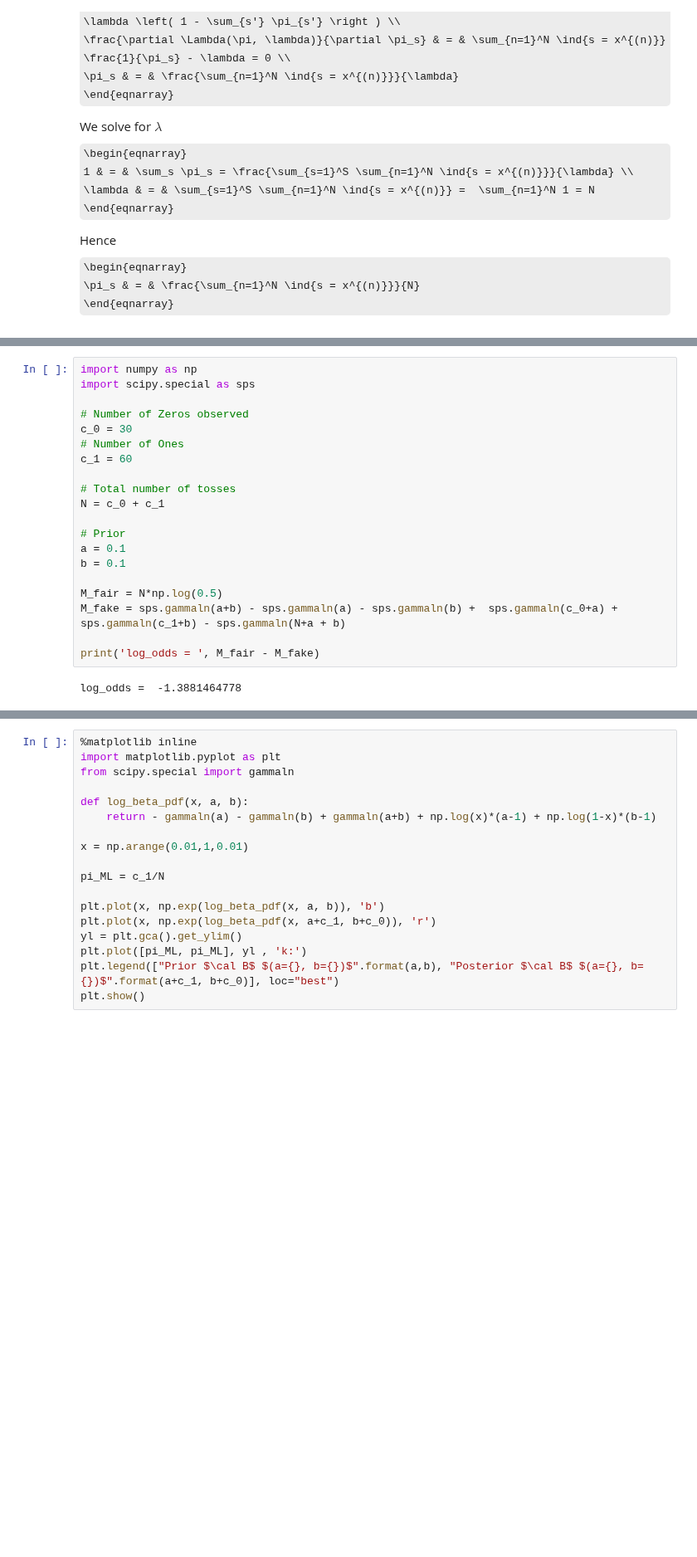
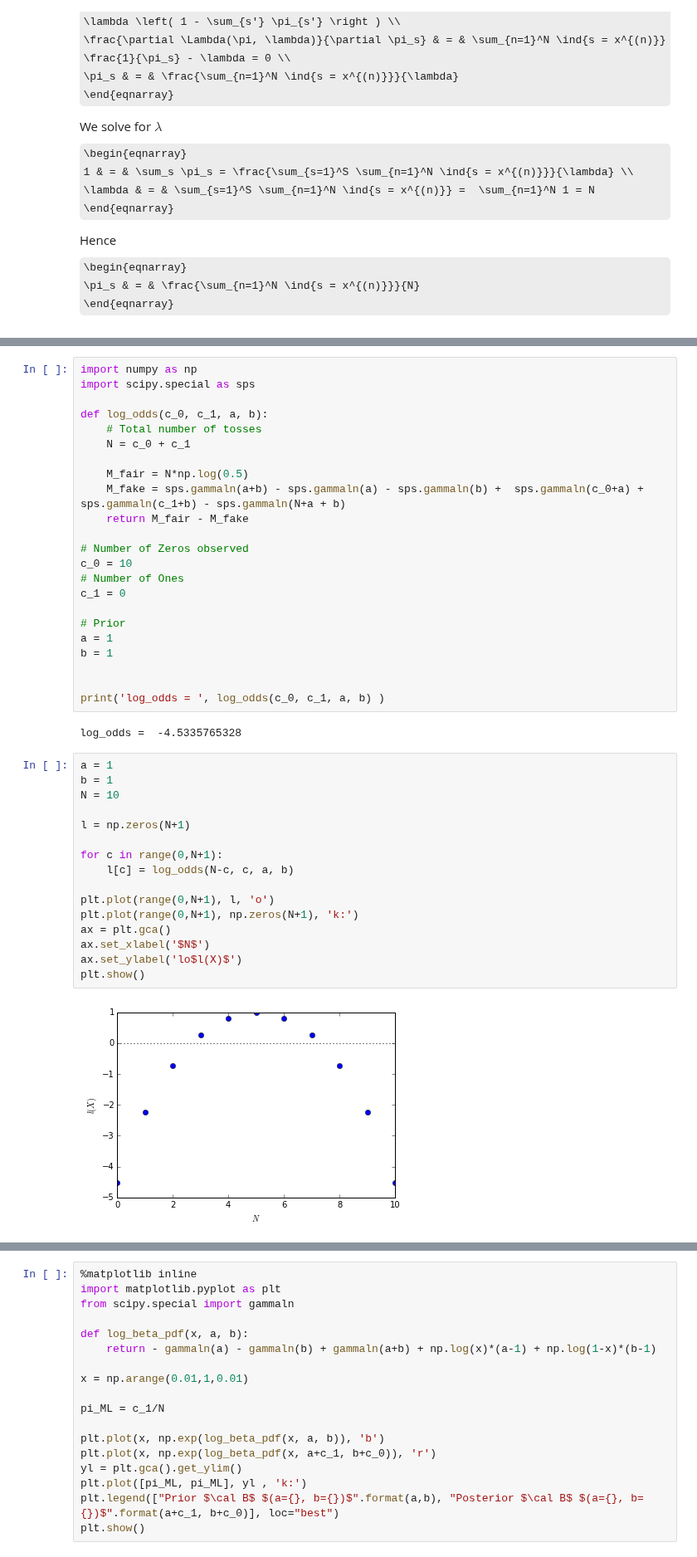
Before and after one commit to atcemgil/notes, a Jupyter notebook: ModelingExamples.ipynb, the cells around one changed output, grey strips where cells are left out. Shown at 83% size. Saved outputs shown, nothing was run; the diff lists cells and outputs as text; some formulas as TeX source; blank space fills up the shorter version.

```diff
--- a/ModelingExamples.ipynb
+++ b/ModelingExamples.ipynb
@@ -297,21 +299,42 @@ p(x^{(n)}| m) & = & \int d\pi_1 p(x^{(n)}| \pi_1) p(\pi_1; a, b) \\
 import numpy as np
 import scipy.special as sps
 
+def log_odds(c_0, c_1, a, b):
+    # Total number of tosses
+    N = c_0 + c_1
+
+    M_fair = N*np.log(0.5)
+    M_fake = sps.gammaln(a+b) - sps.gammaln(a) - sps.gammaln(b) +  sps.gammaln(c_0+a) + sps.gammaln(c_1+b) - sps.gammaln(N+a + b)
+    return M_fair - M_fake
+
 # Number of Zeros observed
-c_0 = 30
+c_0 = 10
 # Number of Ones
-c_1 = 60
-
-# Total number of tosses
-N = c_0 + c_1
+c_1 = 0
 
 # Prior
-a = 0.1
-b = 0.1
+a = 1
+b = 1
 
-M_fair = N*np.log(0.5)
-M_fake = sps.gammaln(a+b) - sps.gammaln(a) - sps.gammaln(b) +  sps.gammaln(c_0+a) + sps.gammaln(c_1+b) - sps.gammaln(N+a + b)
 
-print('log_odds = ', M_fair - M_fake)
+print('log_odds = ', log_odds(c_0, c_1, a, b) )
 # %% [output]
-log_odds =  -1.3881464778
+log_odds =  -4.5335765328
+# %%
+a = 1
+b = 1
+N = 10
+
+l = np.zeros(N+1)
+
+for c in range(0,N+1):
+    l[c] = log_odds(N-c, c, a, b)
+
+plt.plot(range(0,N+1), l, 'o')
+plt.plot(range(0,N+1), np.zeros(N+1), 'k:')
+ax = plt.gca()
+ax.set_xlabel('$N$')
+ax.set_ylabel('lo$l(X)$')
+plt.show()
+# %% [output]
+[figure, added]
```
Also changed, not shown: parts of 4 cells of this notebook.
